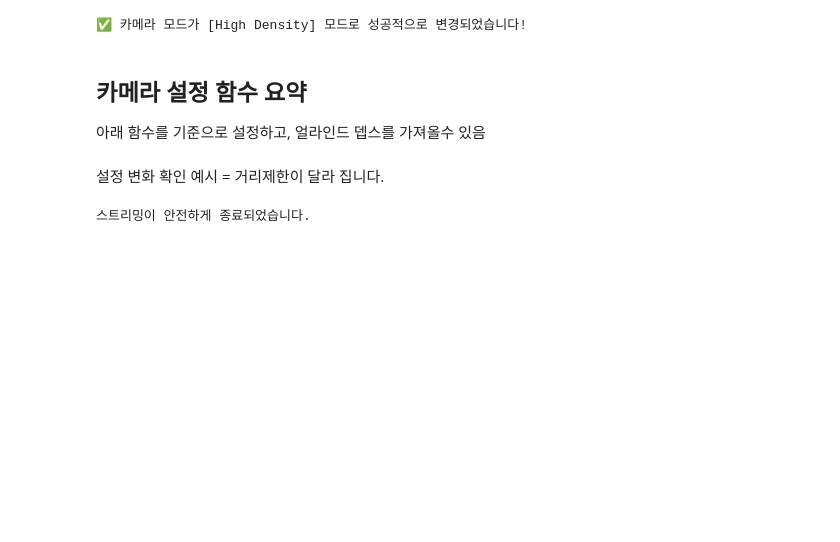
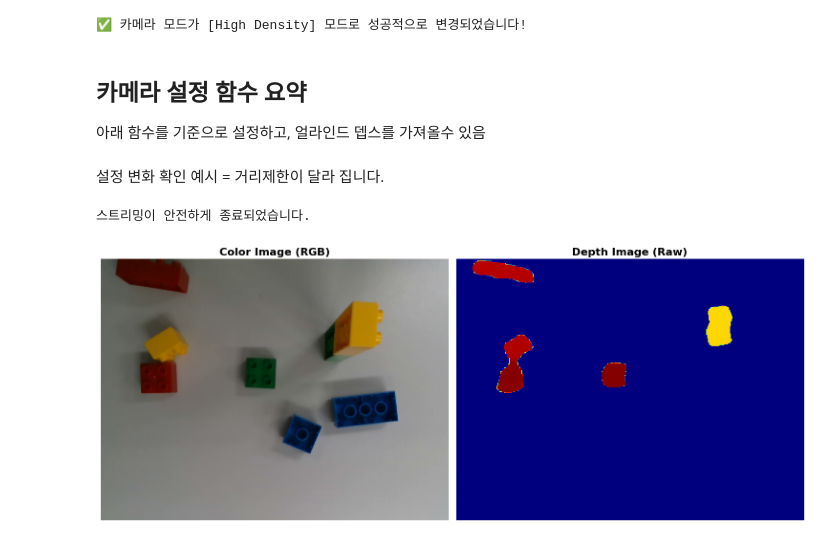
Before and after one commit to engineer0914/pointcloud_test, a Jupyter notebook: ttest/test.ipynb, the cells around one changed output. Cells and saved outputs as stored; diff of their text form; code cells hidden in the pictures; blank space fills up the shorter version.

```diff
--- a/ttest/test.ipynb
+++ b/ttest/test.ipynb
@@ -5490,3 +5612,28 @@ finally:
     print("스트리밍이 안전하게 종료되었습니다.")
 # %% [output]
 스트리밍이 안전하게 종료되었습니다.
+# %%
+# depth_img, color_img
+
+import matplotlib.pyplot as plt
+
+# 1. 도화지(Figure) 준비: 1행 2열로 화면을 나눕니다.
+fig, axes = plt.subplots(1, 2, figsize=(15, 6))
+
+# 2. 왼쪽 칸 (axes[0]): 컬러 이미지 출력
+axes[0].imshow(color_img)
+axes[0].set_title("Color Image (RGB)", fontsize=16, fontweight='bold')
+axes[0].axis('off') # 지저분한 X, Y축 눈금 숨기기
+
+# 3. 오른쪽 칸 (axes[1]): 뎁스 이미지 출력
+# 💡 꿀팁: 원본 뎁스(16비트 흑백)에 cmap='jet'를 주면 Matplotlib이 알아서
+# 최소/최대 거리를 계산해 무지개색으로 예쁘게 칠해줍니다!
+axes[1].imshow(depth_img, cmap='jet')
+axes[1].set_title("Depth Image (Raw)", fontsize=16, fontweight='bold')
+axes[1].axis('off')
+
+# 4. 여백을 깔끔하게 자동 조절하고 화면에 짠! 하고 보여주기
+plt.tight_layout()
+plt.show()
+# %% [output]
+[figure, added]
```
Also changed, not shown: parts of 3 cells of this notebook.
